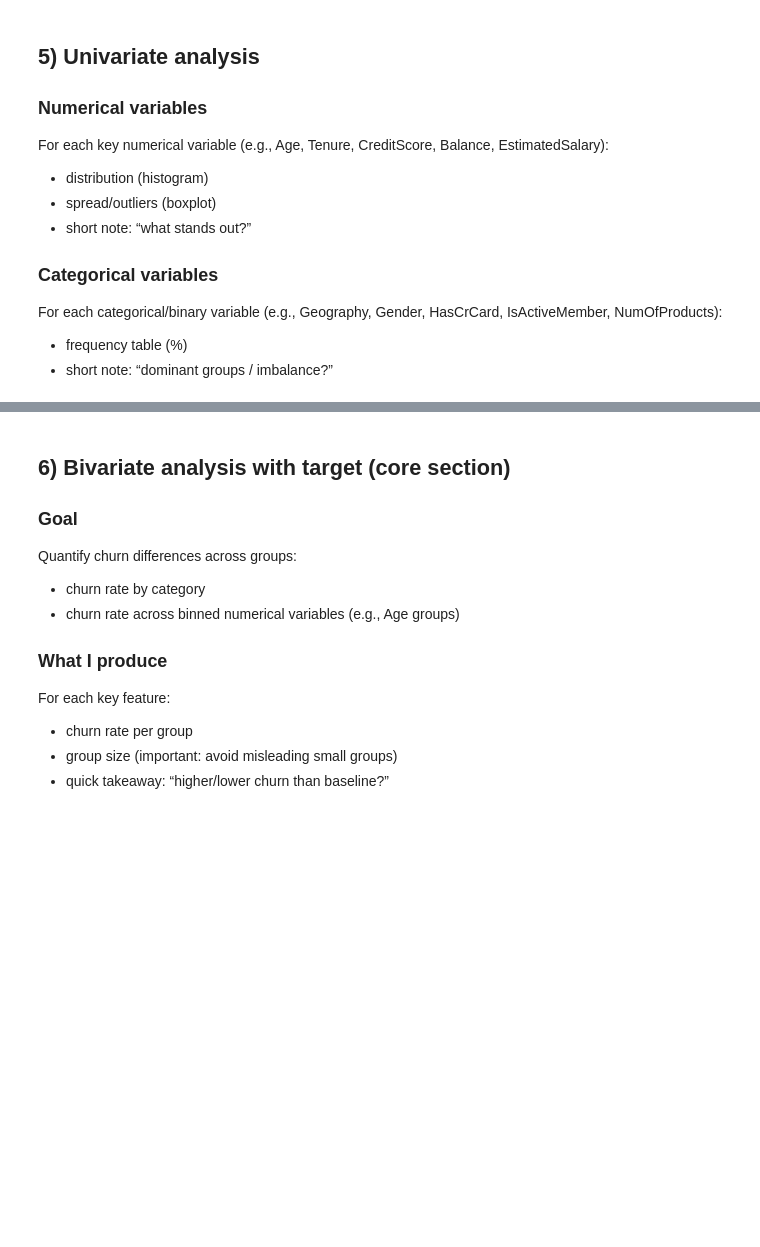
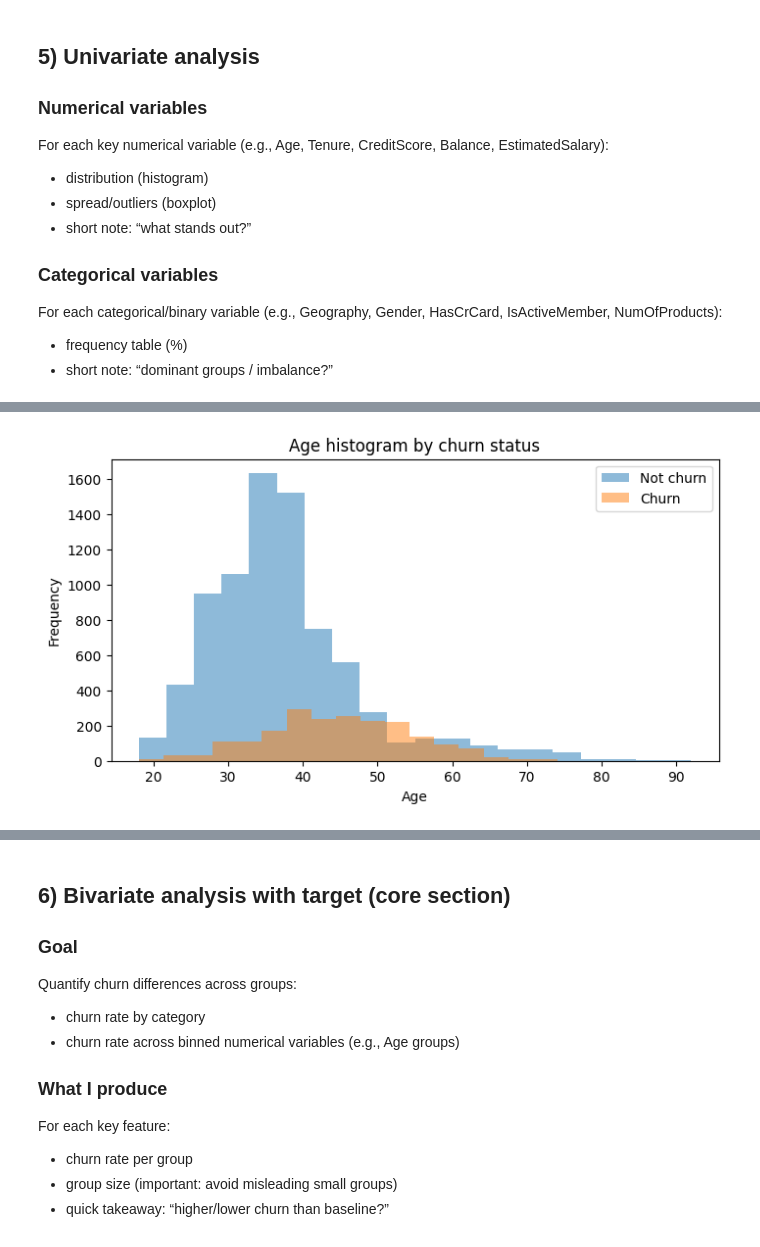
Before and after one commit to lost-95/customer-churn-banking, a Jupyter notebook: notebooks/customerChurnPredictionEda.ipynb, the cells around one changed output, grey strips where cells are left out. Saved outputs shown, nothing was run; the diff lists cells and outputs as text; code cells hidden in the pictures; blank space fills up the shorter version.

```diff
--- a/notebooks/customerChurnPredictionEda.ipynb
+++ b/notebooks/customerChurnPredictionEda.ipynb
@@ -261,0 +277,9 @@ For each categorical/binary variable (e.g., Geography, Gender, HasCrCard, IsActi
+# %%
+ax = df.loc[df["Exited"] == 0, "Age"].plot(kind="hist", bins=20, alpha=0.5, label="Not churn", figsize=(8,4))
+df.loc[df["Exited"] == 1, "Age"].plot(kind="hist", bins=20, alpha=0.5, label="Churn", ax=ax)
+ax.set_title("Age histogram by churn status")
+ax.set_xlabel("Age")
+ax.legend()
+plt.show()
+# %% [output]
+[figure, added]
```
Also changed, not shown: parts of 8 cells of this notebook.
